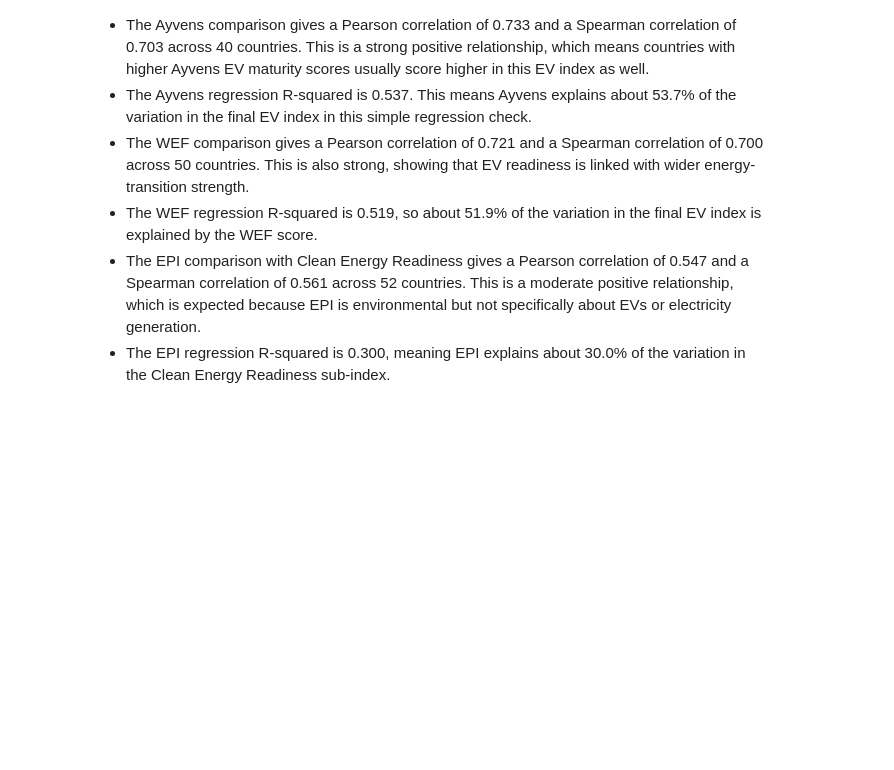
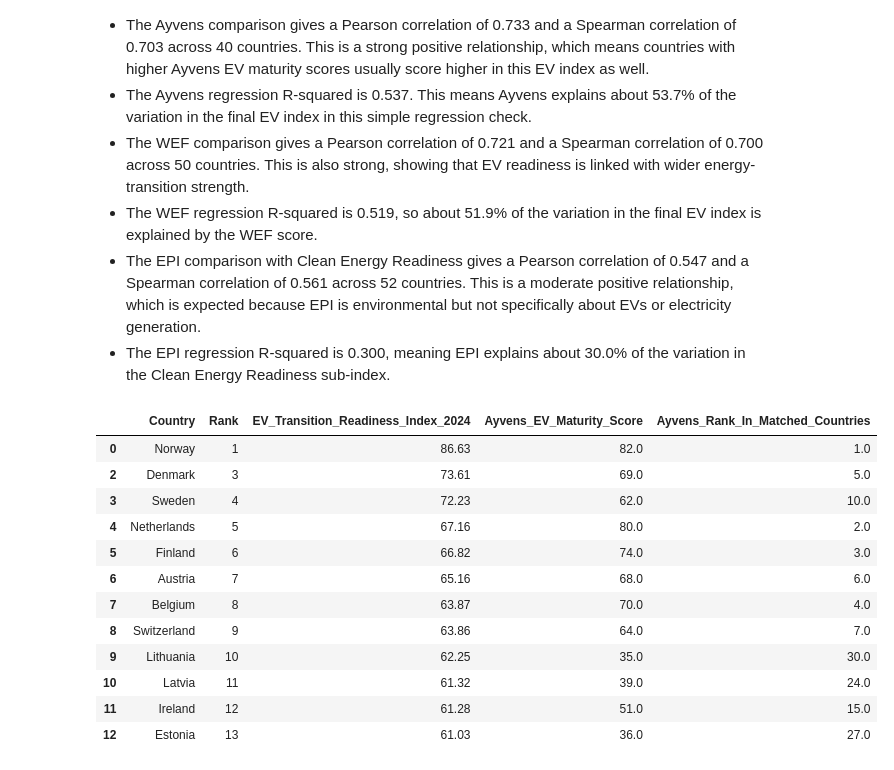
Before and after one commit to RathnamMeghana/DAV_CA1, a Jupyter notebook: index.ipynb, the cells around one changed output. Cells and saved outputs as stored; diff of their text form; code cells hidden in the pictures; blank space fills up the shorter version.

```diff
--- a/index.ipynb
+++ b/index.ipynb
@@ -2355,3 +2355,30 @@ Regression R-squared: 0.3
 - The WEF regression R-squared is 0.519, so about 51.9% of the variation in the final EV index is explained by the WEF score.
 - The EPI comparison with Clean Energy Readiness gives a Pearson correlation of 0.547 and a Spearman correlation of 0.561 across 52 countries. This is a moderate positive relationship, which is expected because EPI is environmental but not specifically about EVs or electricity generation.
 - The EPI regression R-squared is 0.300, meaning EPI explains about 30.0% of the variation in the Clean Energy Readiness sub-index.
+# %%
+# Check how the Ayvens EV maturity scores line up with the constructed index ranking.
+ayvens_rank_check = comparison_df[[
+    "Country",
+    "Rank",
+    "EV_Transition_Readiness_Index_2024",
+    "Ayvens_EV_Maturity_Score"
+]].dropna().copy()
+
+ayvens_rank_check["Ayvens_Rank_In_Matched_Countries"] = ayvens_rank_check["Ayvens_EV_Maturity_Score"].rank(ascending=False, method="min")
+
+ayvens_rank_check = ayvens_rank_check.sort_values("Rank")
+ayvens_rank_check.head(12)
+# %% [output]
+|  | Country | Rank | EV_Transition_Readiness_Index_2024 | Ayvens_EV_Maturity_Score | Ayvens_Rank_In_Matched_Countries |
+| 0 | Norway | 1 | 86.63 | 82.0 | 1.0 |
+| 2 | Denmark | 3 | 73.61 | 69.0 | 5.0 |
+| 3 | Sweden | 4 | 72.23 | 62.0 | 10.0 |
+| 4 | Netherlands | 5 | 67.16 | 80.0 | 2.0 |
+| 5 | Finland | 6 | 66.82 | 74.0 | 3.0 |
+| 6 | Austria | 7 | 65.16 | 68.0 | 6.0 |
+| 7 | Belgium | 8 | 63.87 | 70.0 | 4.0 |
+| 8 | Switzerland | 9 | 63.86 | 64.0 | 7.0 |
+| 9 | Lithuania | 10 | 62.25 | 35.0 | 30.0 |
+| 10 | Latvia | 11 | 61.32 | 39.0 | 24.0 |
+| 11 | Ireland | 12 | 61.28 | 51.0 | 15.0 |
+| 12 | Estonia | 13 | 61.03 | 36.0 | 27.0 |
```
Also changed, not shown: parts of 1 cell of this notebook.
